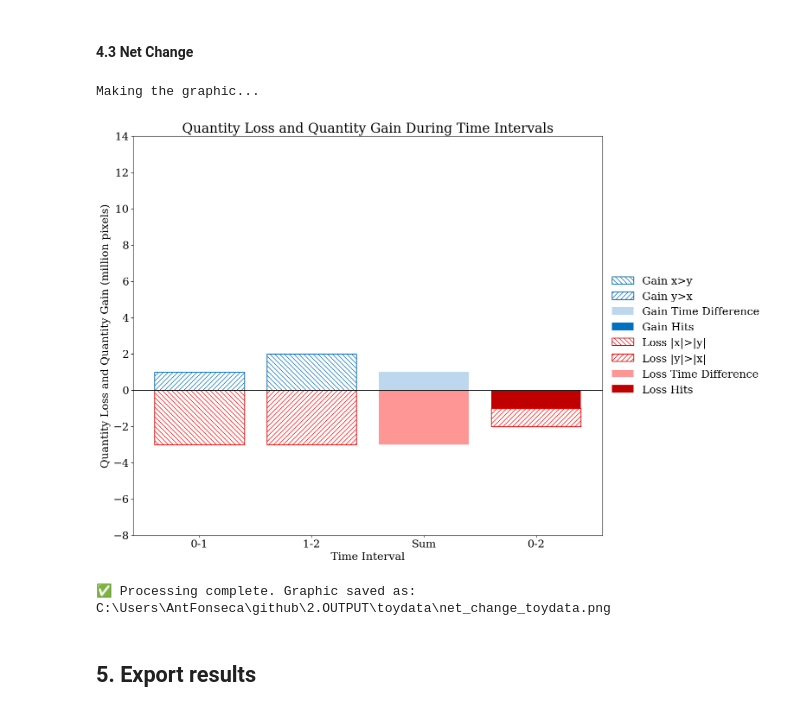
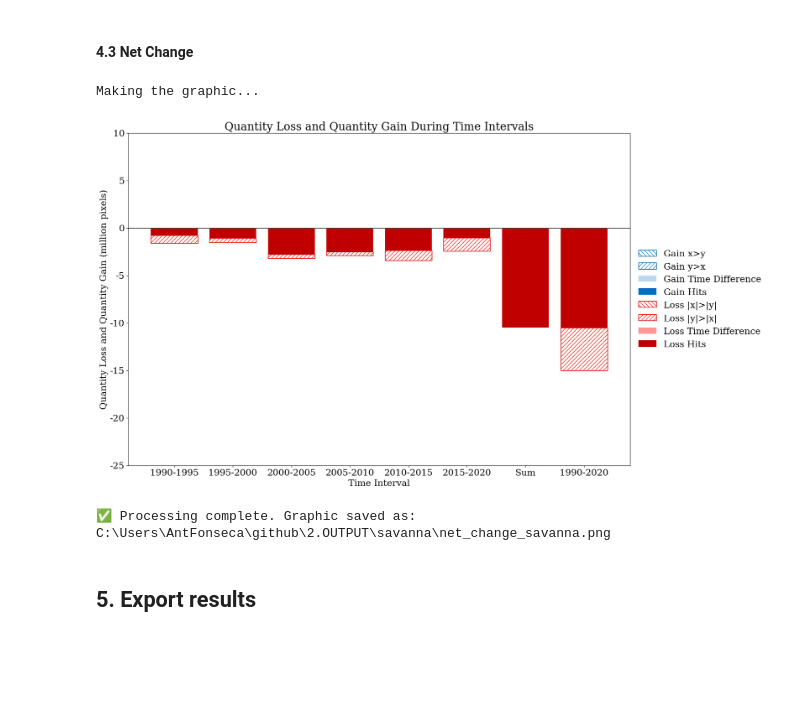
Before and after one commit to antoniovfonseca/compare-time-series, a Jupyter notebook: comparison-time-series-beta5.ipynb, the cells around one changed output. Drawn from its saved outputs; the diff is of its cells as text; code cells hidden in the pictures; blank space fills up the shorter version.

```diff
--- a/comparison-time-series-beta5.ipynb
+++ b/comparison-time-series-beta5.ipynb
@@ -42,11 +42,11 @@ from rasterio.enums import Resampling
 # class_name = "PIE"
 # is_binary_data = True # Set to True for 0/1 data
 
-# path_series_x = r"C:\Users\AntFonseca\github\compare-time-series\input\collection6"
-# path_series_y = r"C:\Users\AntFonseca\github\compare-time-series\input\collection8"
-# time_points = [1990, 1995, 2000, 2005, 2010, 2015, 2020]
-# class_name = "savanna"
-# is_binary_data = True # Set to True for 0/1 data
+path_series_x = r"C:\Users\AntFonseca\github\1.INPUT\compare-time-series\collection6"
+path_series_y = r"C:\Users\AntFonseca\github\1.INPUT\compare-time-series\collection8"
+time_points = [1990, 1995, 2000, 2005, 2010, 2015, 2020]
+class_name = "savanna"
+is_binary_data = True
 
 # path_series_x = r"C:\Users\AntFonseca\github\compare-time-series\input\soilCol1"
 # path_series_y = r"C:\Users\AntFonseca\github\compare-time-series\input\soilCol2"
@@ -54,11 +54,11 @@ from rasterio.enums import Resampling
 # class_name = "soil"
 # is_binary_data = False # Set to True for 0/1 data
 
-path_series_x = r"C:\Users\AntFonseca\github\1.INPUT\compare-time-series\toydata\x"
-path_series_y = r"C:\Users\AntFonseca\github\1.INPUT\compare-time-series\toydata\y"
-time_points = [0, 1, 2]
-class_name = "toydata"
-is_binary_data = True
+# path_series_x = r"C:\Users\AntFonseca\github\1.INPUT\compare-time-series\toydata\x"
+# path_series_y = r"C:\Users\AntFonseca\github\1.INPUT\compare-time-series\toydata\y"
+# time_points = [0, 1, 2]
+# class_name = "toydata"
+# is_binary_data = True
 
 # Output folder
 output_path = fr"C:\Users\AntFonseca\github\2.OUTPUT\{class_name}"
@@ -996,7 +1000,7 @@ loss_hatch_color = "#FF0000"
 # 1.3 Figure setup
 # -----------------------------------------------------------------------------
 fig, ax = plt.subplots(
-    figsize=(14, 12)
+    figsize=(18, 12)
 )
 
 ax.axhline(
@@ -1167,51 +1171,51 @@ ax.tick_params(
 # =============================================================================
 
 # Option 1: For 'toy_data' or data with small values
-ax.autoscale(enable=False, axis="y")
-ax.set_ylim(-8, 14)
-ax.margins(y=0)
-ax.set_yticks(np.arange(-8, 14 + 1, 2))
+# ax.autoscale(enable=False, axis="y")
+# ax.set_ylim(-8, 14)
+# ax.margins(y=0)
+# ax.set_yticks(np.arange(-8, 14 + 1, 2))
+# ax.set_ylabel(
+#     "Quantity Loss and Quantity Gain (million pixels)",
+#     fontsize=18
+# )
+
+# Option 2: For real data with large values
+def millions_formatter(y, pos):
+    return f"{y / 1_000_000:.0f}"
+
+ax.yaxis.set_major_formatter(FuncFormatter(millions_formatter))
+ax.set_ylim(-25_000_000, 10_000_000)
 ax.set_ylabel(
     "Quantity Loss and Quantity Gain (million pixels)",
     fontsize=18
 )
-
-# Option 2: For real data with large values
-# def millions_formatter(y, pos):
-#     return f"{y / 1_000_000:.0f}"
-
-# ax.yaxis.set_major_formatter(FuncFormatter(millions_formatter))
-# # ax.set_ylim(-25_000_000, 10_000_000)
-# ax.set_ylabel(
-#     "Quantity Loss and Quantity Gain (million pixels)",
-#     fontsize=20
-# )
 
 # Option 3: For real data with large values (thousand)
 # def thousands_formatter(y, pos):
 #     return f"{y / 1_000:.0f}"
 # ax.yaxis.set_major_formatter(FuncFormatter(thousands_formatter))
 # ax.set_ylim(-1_000_000, 1_000_000)
 # ax.set_ylabel("Quantity Loss and Quantity Gain (thousand pixels)", fontsize=20)
 
 # =============================================================================
 # 1.8 Save figure
 # =============================================================================
 output_filename = f"net_change_{class_name}.png"
 final_path = os.path.join(output_path, output_filename)
 
 plt.savefig(
     final_path,
     dpi=300,
     bbox_inches="tight"
 )
 plt.show()
 
 print(f"\n✅ Processing complete. Graphic saved as: {final_path}")
 # %% [output]
 Making the graphic...
-[figure, old version]
+[figure, new version]
-✅ Processing complete. Graphic saved as: C:\Users\AntFonseca\github\2.OUTPUT\toydata\net_change_toydata.png
+✅ Processing complete. Graphic saved as: C:\Users\AntFonseca\github\2.OUTPUT\savanna\net_change_savanna.png
 # %% [markdown]
 ## 5. Export results
 # %%
```
Also changed, not shown: parts of 6 cells of this notebook, 4 other files.
